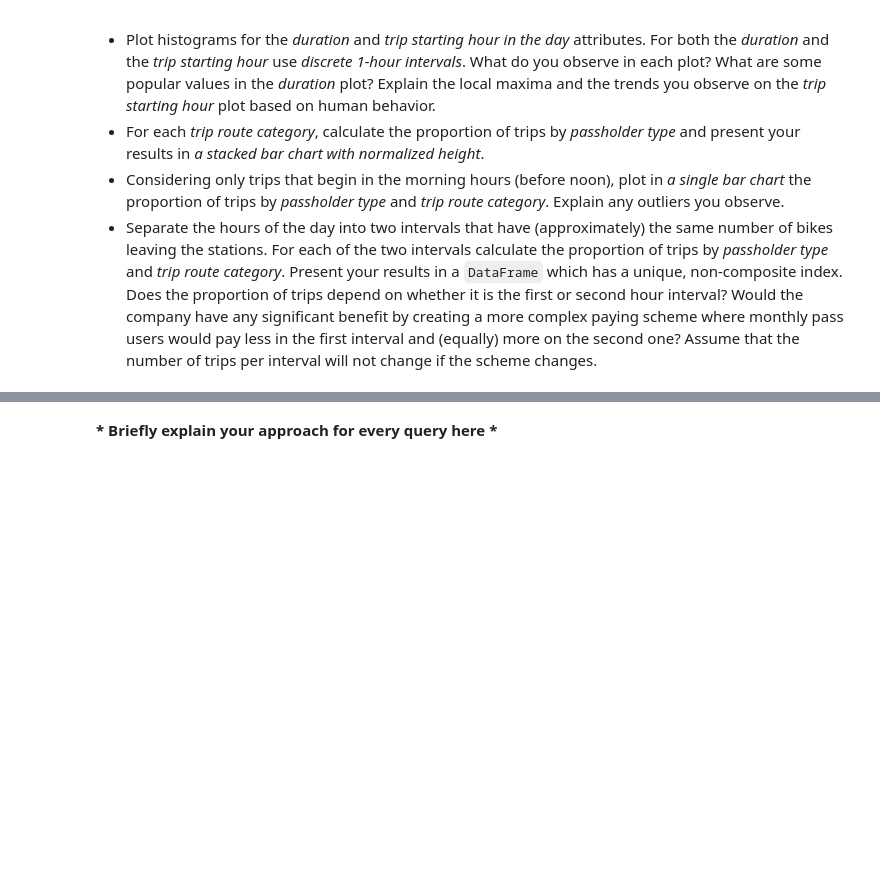
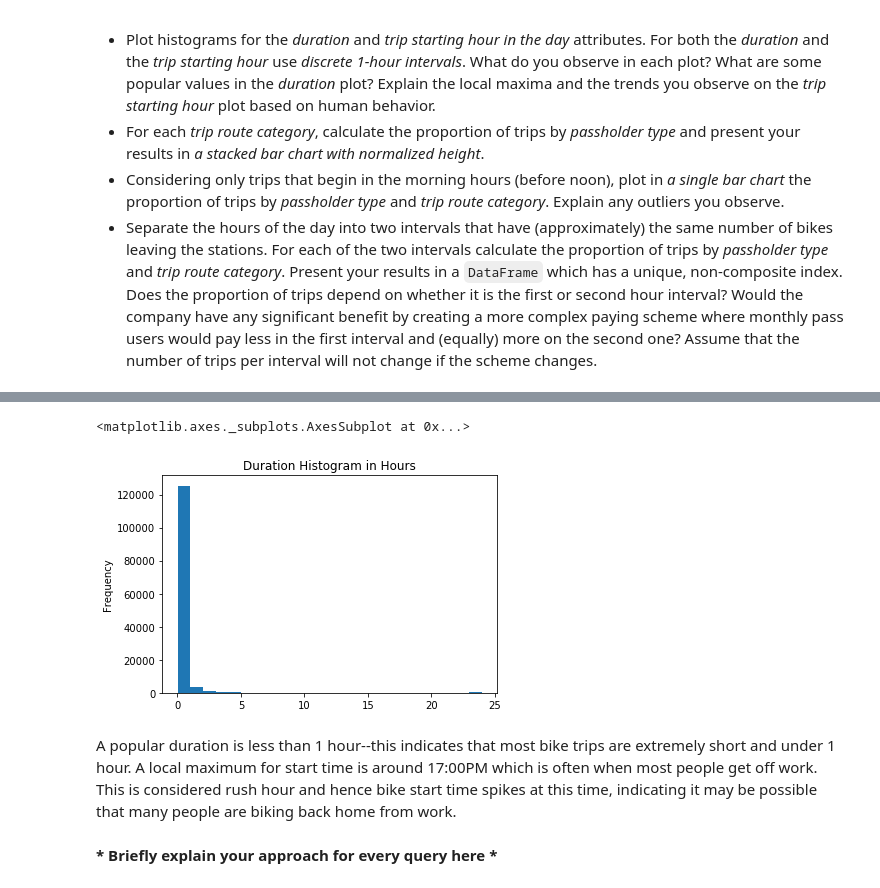
Before and after one commit to Sytta/ADA2018-Homework-CANada, a Jupyter notebook: 01 - Pandas and Data Wrangling/Exercise 1_Judy.ipynb, the cells around one changed output, grey strips where cells are left out. Saved outputs shown, nothing was run; the diff lists cells and outputs as text; code cells hidden in the pictures; blank space fills up the shorter version.

```diff
--- a/01 - Pandas and Data Wrangling/Exercise 1_Judy.ipynb
+++ b/01 - Pandas and Data Wrangling/Exercise 1_Judy.ipynb
@@ -183,2 +365,10 @@ Answer the following queries using the functionality of `Pandas`.
+# %%
+#bikes['Duration in hours'].plot(kind="hist", bins=24, title="Duration Histogram in Hours", range=(0, 1440))
+bikes['Duration in hours'].plot(kind="hist", bins=24, title="Duration Histogram in Hours")
+# %% [output]
+<matplotlib.axes._subplots.AxesSubplot at 0x...>
+[figure, added]
+# %% [markdown]
+A popular duration is less than 1 hour--this indicates that most bike trips are extremely short and under 1 hour. A local maximum for start time is around 17:00PM which is often when most people get off work. This is considered rush hour and hence bike start time spikes at this time, indicating it may be possible that many people are biking back home from work.
 # %% [markdown]
 __\* Briefly explain your approach for every query here \*__
```
Also changed, not shown: parts of 25 cells of this notebook.
